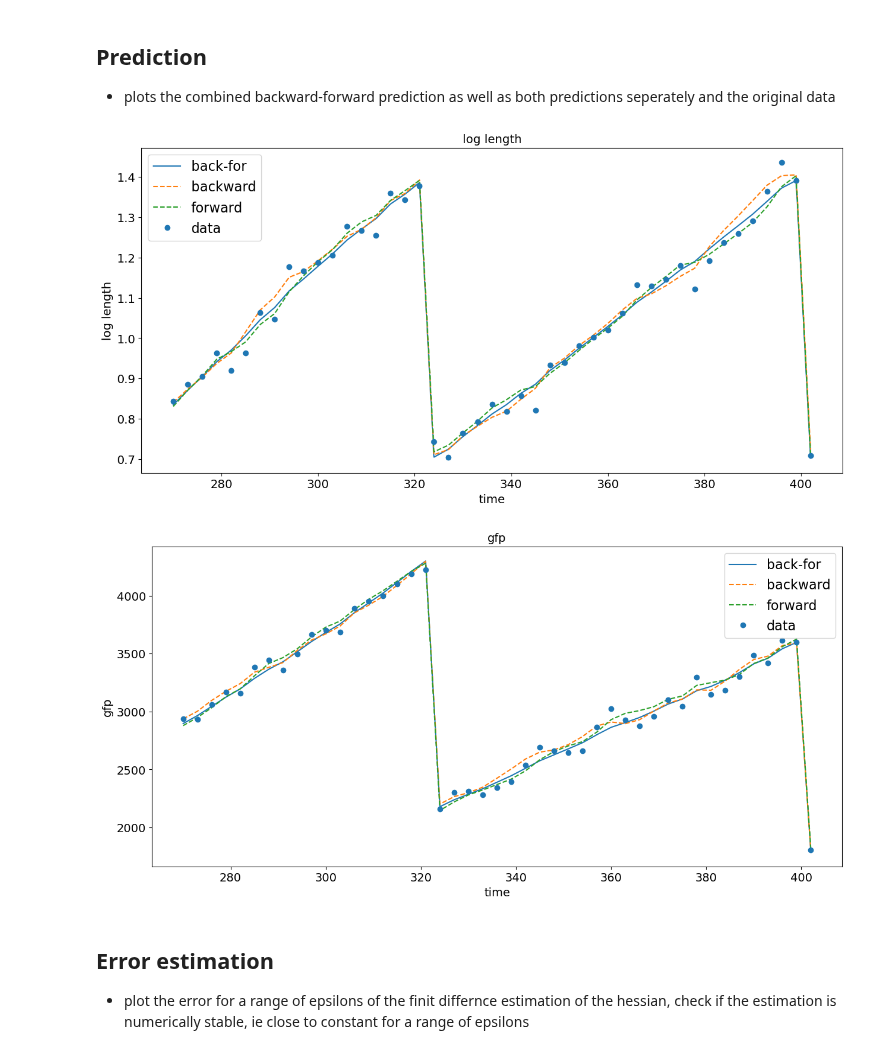
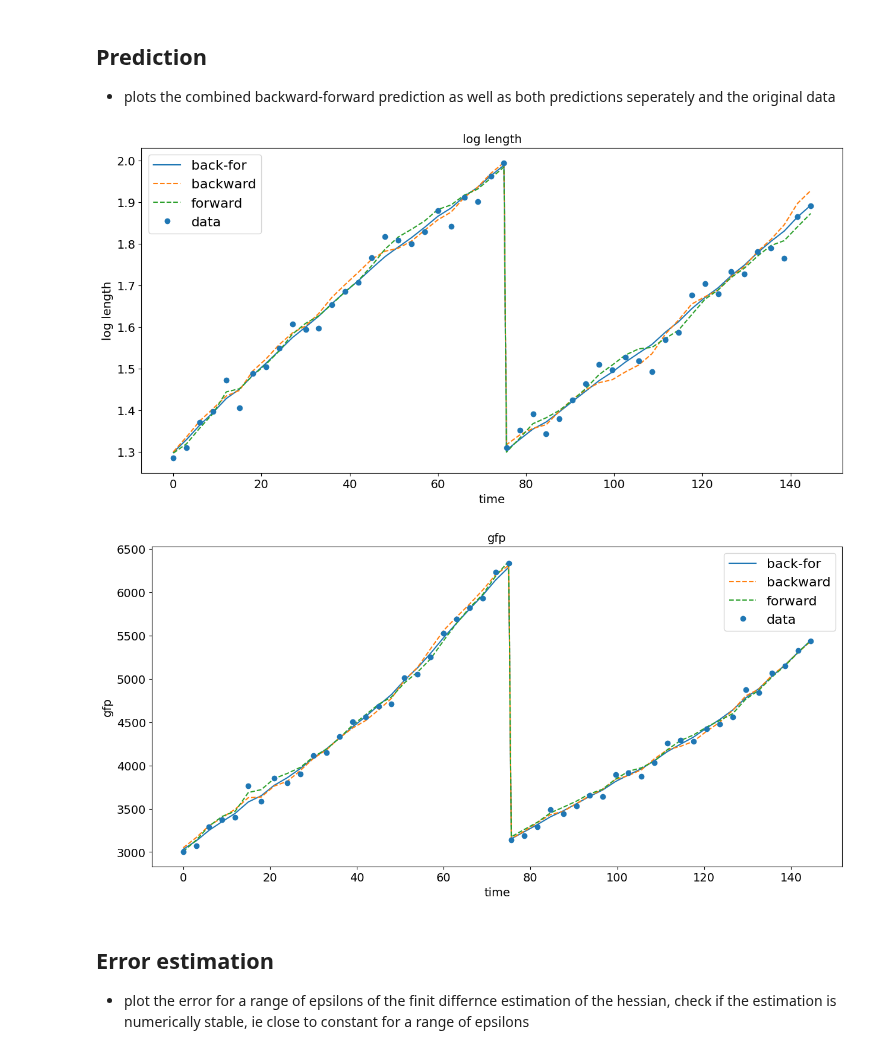
Before and after one commit to bjks/gfp_gaussian_process, a Jupyter notebook: notebooks/plot_ggp_run.ipynb, the cells around one changed output. Drawn from its saved outputs; the diff is of its cells as text; code cells hidden in the pictures.

Commit message:
NEW SIMULATION

```diff
--- a/notebooks/plot_ggp_run.ipynb
+++ b/notebooks/plot_ggp_run.ipynb
@@ -61,6 +61,9 @@ def get_data_file(directory, sample):
     return os.path.join(directory, sample) + '.csv'
 # %%
 # -------------------------------------------------- #
+# Setup
+# -------------------------------------------------- #
+
 paramter_settings = {'mean_lambda': 'bound',
                     'gamma_lambda': 'bound',
                     'var_lambda': 'bound',
@@ -73,8 +76,8 @@ paramter_settings = {'mean_lambda': 'bound',
                     'var_dx':'free',
                     'var_dg':'free'}
 
-directory = '../data/test_simulations/'
-sample = 'test_simulation_1'
+directory = '../data/new_sim/new_sim_0'
+sample = 'new_sim_0'
 
 filebase = default_filebase(directory, sample) # default
 save_plots = True
@@ -224,37 +211,37 @@ def compare_predictios(predictions, labels, col, data, data_col, data_slice, tit
             ls = '-'
         else:
             ls ='--'
         plots.append(ax.plot(time, p[col][data_slice], ls, c=cmap(i), label=labels[i])[0])
     ax.set_xlabel("time")
 
     plots.append(ax.plot(time, data[data_col][data_slice], 'o', c=cmap(0), label="data")[0])
 
     if ratio!=None:
         ax2 = ax.twinx()
         plots.append(ax2.plot(time,
                     predictions[ratio[0]][col][data_slice]/predictions[ratio[1]][col][data_slice],
                     color='grey', label='ratio')[0])
         ax2.axhline(y=1, ls='--', color='grey')
         ax2.set_ylabel("ratio")
 
     ax.legend(plots, [l.get_label() for l in plots])
     if plot_file != None:
         plt.savefig(plot_file + '_' + data_col + '_prediction.pdf')
     plt.show()
 
 
-####################################
+########################################################################
 prediction = pd.read_csv(prediction_file, skiprows=13)
 backward_prediction = pd.read_csv(prediction_file_b, skiprows=13)
 forward_prediction = pd.read_csv(prediction_file_f, skiprows=13)
 
-data_slice = slice(90, 135)
+data_slice = slice(0, 50)
 
 compare_predictios([prediction, backward_prediction, forward_prediction], ['back-for', 'backward', 'forward'], 'mean_x', prediction, 'log_length', data_slice, "log length", plot_file=plot_file)
 compare_predictios([prediction, backward_prediction, forward_prediction], ['back-for', 'backward', 'forward'], 'mean_g', prediction, 'fp',data_slice, "gfp", plot_file=plot_file)
 # %% [output]
-[figure, old version]
+[figure, new version]
-[figure, old version]
+[figure, new version]
 # %% [markdown]
 ## Error estimation
 - plot the error for a range of epsilons of the finit differnce estimation of the hessian, check if the estimation is numerically stable, ie close to constant for a range of epsilons
```
Also changed, not shown: parts of 7 cells of this notebook, 4 other files.
